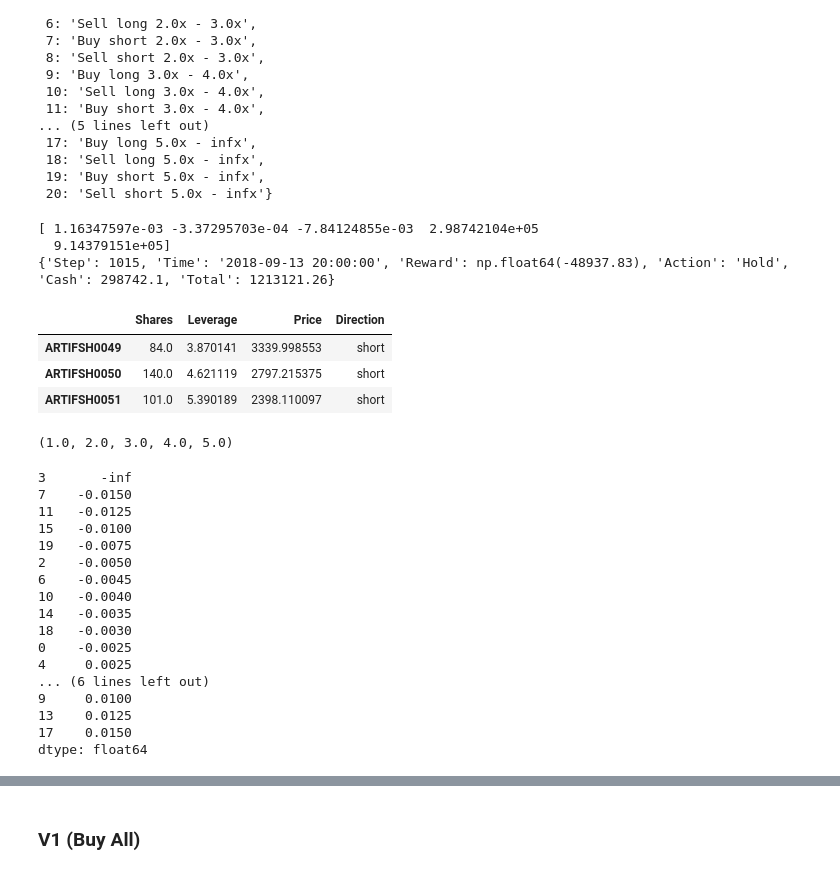
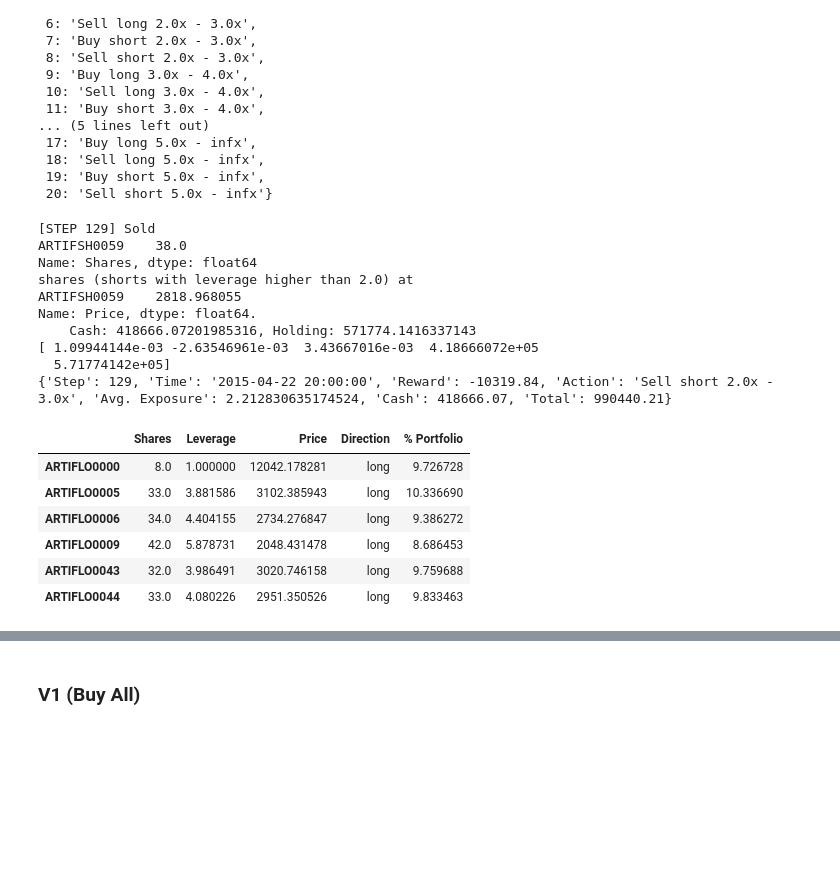
Before and after one commit to paulruesing/hybrid-rl-index-trading, a Jupyter notebook: notebooks/agent_dev.ipynb, the cells around one changed output, grey strips where cells are left out. Drawn from its saved outputs; the diff is of its cells as text; code cells hidden in the pictures; blank space fills up the shorter version.

Commit message:
Check leverage availability method, buy smaller leverage if other not available, avg. exposure logging

```diff
--- a/notebooks/agent_dev.ipynb
+++ b/notebooks/agent_dev.ipynb
@@ -827,19 +890,25 @@ self.action_enum_dict
  19: 'Buy short 5.0x - infx',
  20: 'Sell short 5.0x - infx'}
 # %%
-obs, _, _, info = self.step(0)
+obs, _, _, info = self.step(8)
 print(obs)
 print(info)
 self.open_positions
 # %% [output]
-[ 1.16347597e-03 -3.37295703e-04 -7.84124855e-03  2.98742104e+05
-  9.14379151e+05]
-{'Step': 1015, 'Time': '2018-09-13 20:00:00', 'Reward': np.float64(-48937.83), 'Action': 'Hold', 'Cash': 298742.1, 'Total': 1213121.26}
+[STEP 129] Sold
+ARTIFSH0059    38.0
+Name: Shares, dtype: float64
+shares (shorts with leverage higher than 2.0) at
+ARTIFSH0059    2818.968055
+Name: Price, dtype: float64.
+    Cash: 418666.07201985316, Holding: 571774.1416337143
+[ 1.09944144e-03 -2.63546961e-03  3.43667016e-03  4.18666072e+05
+  5.71774142e+05]
+{'Step': 129, 'Time': '2015-04-22 20:00:00', 'Reward': -10319.84, 'Action': 'Sell short 2.0x - 3.0x', 'Avg. Exposure': 2.212830635174524, 'Cash': 418666.07, 'Total': 990440.21}
-|  | Shares | Leverage | Price | Direction |
-| ARTIFSH0049 | 84.0 | 3.870141 | 3339.998553 | short |
-| ARTIFSH0050 | 140.0 | 4.621119 | 2797.215375 | short |
-| ARTIFSH0051 | 101.0 | 5.390189 | 2398.110097 | short |
+|  | Shares | Leverage | Price | Direction | % Portfolio |
+| ARTIFLO0000 | 8.0 | 1.000000 | 12042.178281 | long | 9.726728 |
+| ARTIFLO0005 | 33.0 | 3.881586 | 3102.385943 | long | 10.336690 |
+| ARTIFLO0006 | 34.0 | 4.404155 | 2734.276847 | long | 9.386272 |
+| ARTIFLO0009 | 42.0 | 5.878731 | 2048.431478 | long | 8.686453 |
+| ARTIFLO0043 | 32.0 | 3.986491 | 3020.746158 | long | 9.759688 |
+| ARTIFLO0044 | 33.0 | 4.080226 | 2951.350526 | long | 9.833463 |
-# %%
-self.leverage_categories
-# %% [output]
-(1.0, 2.0, 3.0, 4.0, 5.0)
@@ -860,38 +914,0 @@ leverage_categories = self.leverage_categories
-# %%
-potential_threshold_range = (.0025, .005, .015)
-# below first nothing happens, between first and second opposite direction products are sold, between second and third products of respective direction are bought
-
-# initialise thresholds
-buy_long_thresholds = np.linspace(potential_threshold_range[1], potential_threshold_range[2], len(leverage_categories))  # within this range longs are bought
-sell_long_thresholds = (np.linspace(potential_threshold_range[0], potential_threshold_range[1], len(leverage_categories), endpoint=False) * -1)[::-1]  # within this range longs are sold, reversed because first highest leverages are sold
-buy_short_thresholds = (buy_long_thresholds * -1)[::-1]  # and vice versa
-sell_short_thresholds = (sell_long_thresholds * -1)[::-1]
-
-# intialise actions:
-buy_long_actions = list(range(1, 4*len(leverage_categories)+1, 4))
-sell_long_actions = list(range(2, 4*len(leverage_categories)+1, 4))
-buy_short_actions = list(range(3, 4*len(leverage_categories)+1, 4))
-sell_short_actions = list(range(4, 4*len(leverage_categories)+1, 4))
-
-# join:
-lower_thresholds = np.concat([[-np.inf], buy_short_thresholds, sell_long_thresholds, sell_short_thresholds, buy_long_thresholds])
-actions = np.concat([buy_short_actions, sell_long_actions, [0], sell_short_actions, buy_long_actions])
-print(pd.Series(index=actions, data=lower_thresholds))
-# %% [output]
-3       -inf
-7    -0.0150
-11   -0.0125
-15   -0.0100
-19   -0.0075
-2    -0.0050
-6    -0.0045
-10   -0.0040
-14   -0.0035
-18   -0.0030
-0    -0.0025
-4     0.0025
-... (6 lines left out)
-9     0.0100
-13    0.0125
-17    0.0150
-dtype: float64
```
Also changed, not shown: parts of 25 cells of this notebook.
